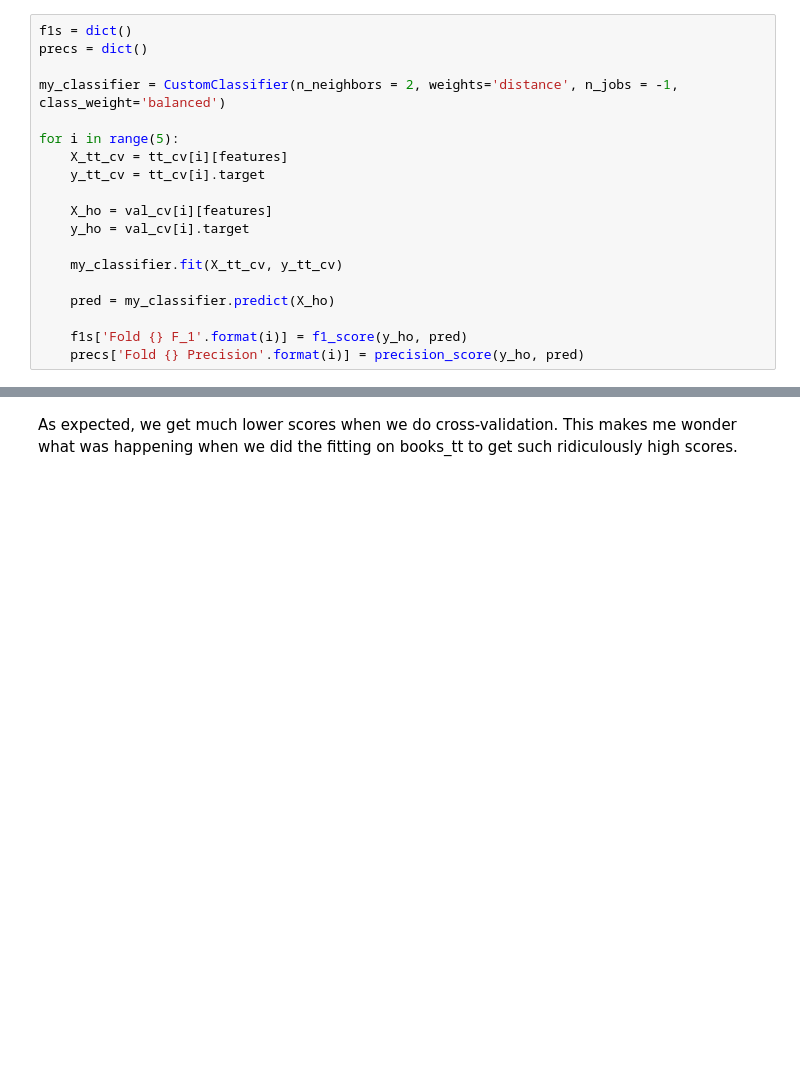
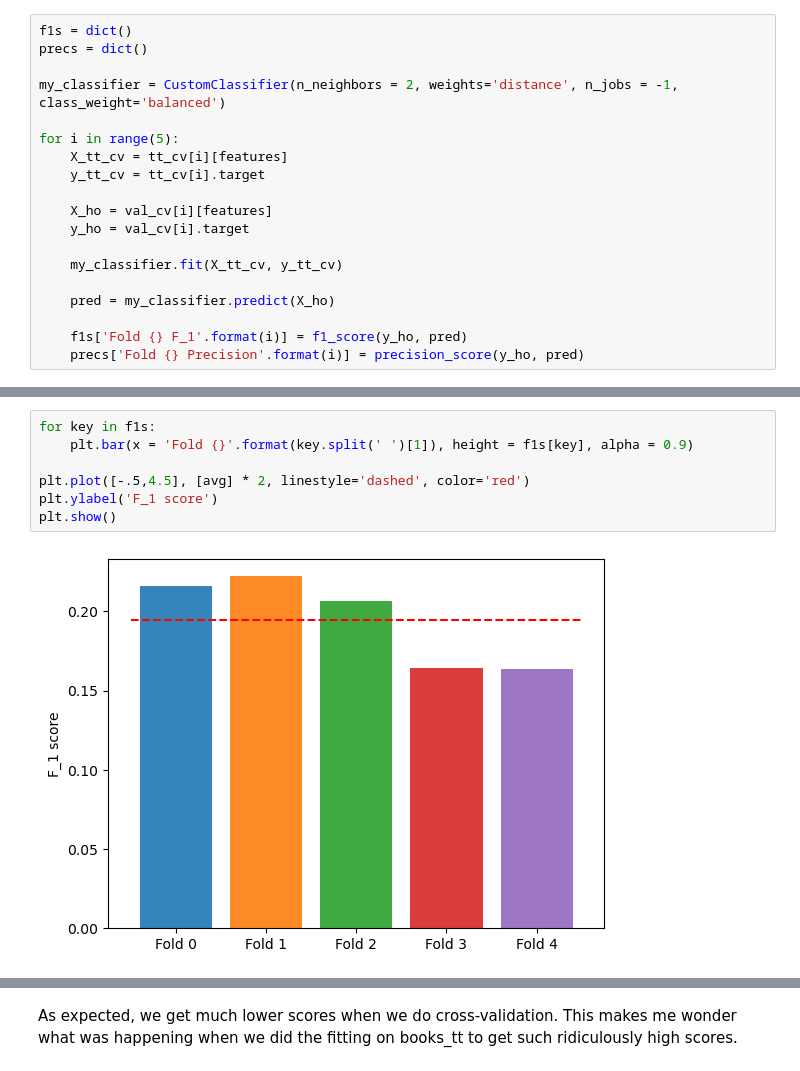
Before and after one commit to Erdos-Projects/summer26-nomination-worthy-books, a Jupyter notebook: models/custom_classifier.ipynb, the cells around one changed output, grey strips where cells are left out. Cells and saved outputs as stored; diff of their text form; blank space fills up the shorter version.

```diff
--- a/models/custom_classifier.ipynb
+++ b/models/custom_classifier.ipynb
@@ -154,3 +159,12 @@ Fold 4 F_1: 0.16988416988416988
+# %%
+for key in f1s:
+    plt.bar(x = 'Fold {}'.format(key.split(' ')[1]), height = f1s[key], alpha = 0.9)
+
+plt.plot([-.5,4.5], [avg] * 2, linestyle='dashed', color='red')
+plt.ylabel('F_1 score')
+plt.show()
+# %% [output]
+[figure, added]
 # %%
 avg = 0
 for key in precs:
```
Also changed, not shown: parts of 23 cells of this notebook, 9 other files.
